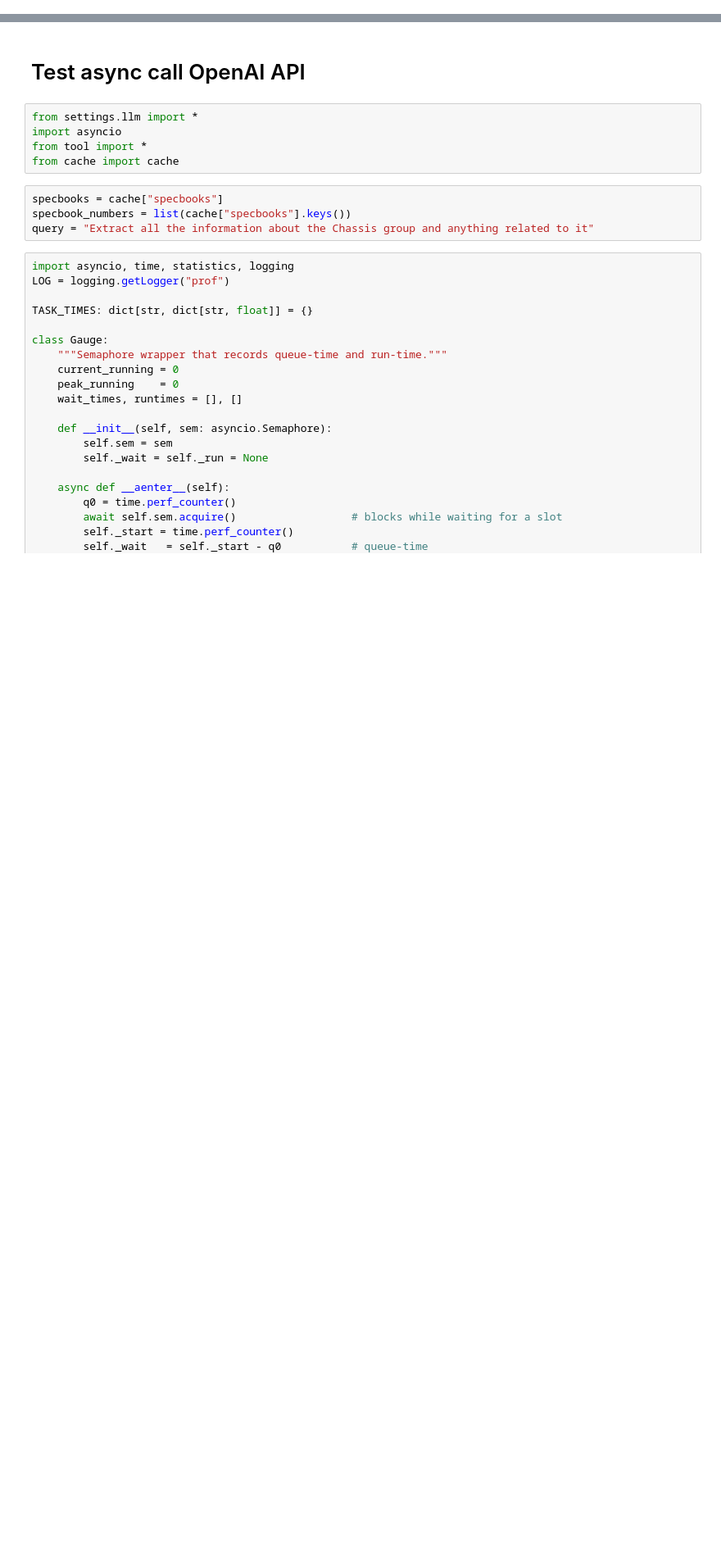
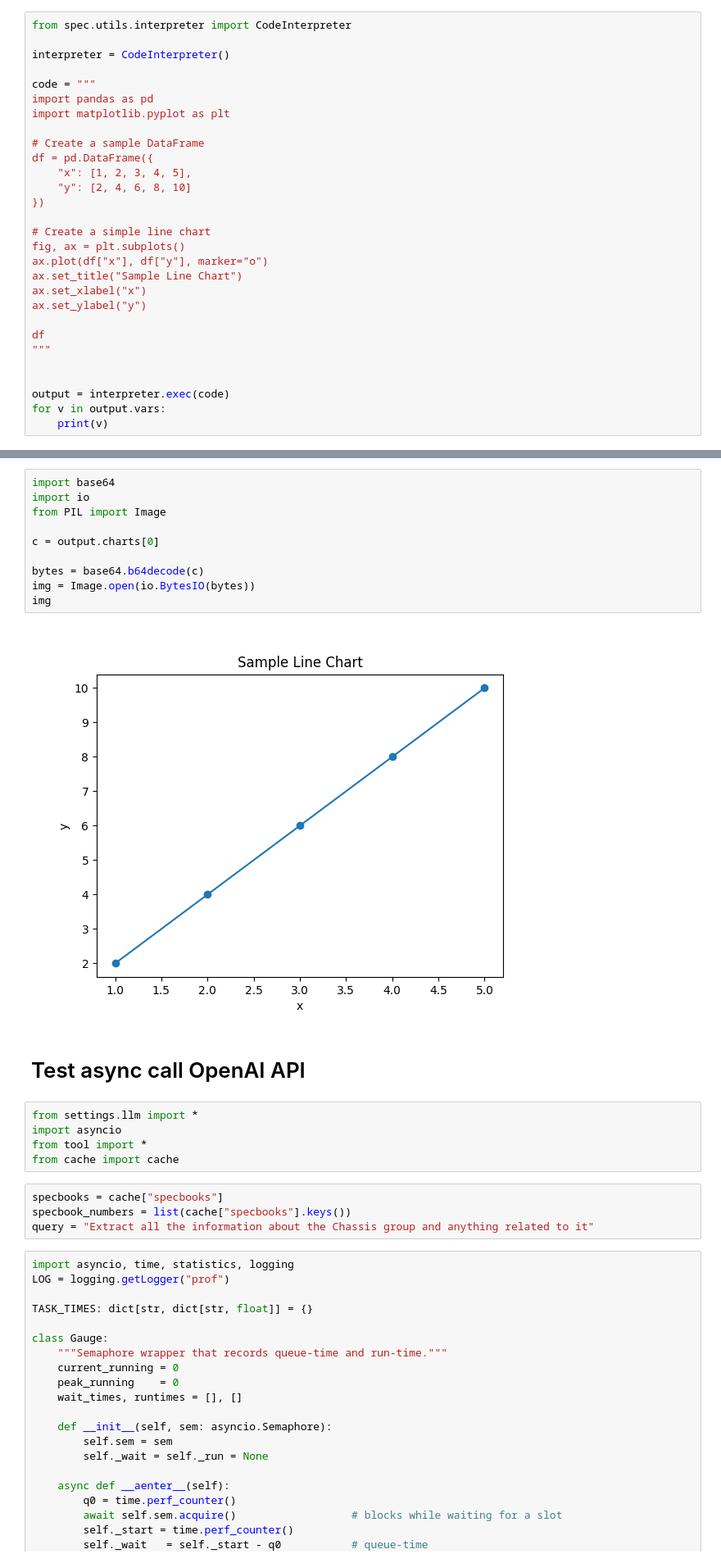
Before and after one commit to kawashishu/spec-agent, a Jupyter notebook: scripts/play.ipynb, the cells around one changed output, grey strips where cells are left out. Shown at 82% size. Drawn from its saved outputs; the diff is of its cells as text; blank space fills up the shorter version.

```diff
--- a/scripts/play.ipynb
+++ b/scripts/play.ipynb
@@ -0,0 +3,29 @@
+# %%
+from spec.utils.interpreter import CodeInterpreter
+
+interpreter = CodeInterpreter()
+
+code = """
+import pandas as pd
+import matplotlib.pyplot as plt
+
+# Create a sample DataFrame
+df = pd.DataFrame({
+    "x": [1, 2, 3, 4, 5],
+    "y": [2, 4, 6, 8, 10]
+})
+
+# Create a simple line chart
+fig, ax = plt.subplots()
+ax.plot(df["x"], df["y"], marker="o")
+ax.set_title("Sample Line Chart")
+ax.set_xlabel("x")
+ax.set_ylabel("y")
+
+df
+"""
+
+
+output = interpreter.exec(code)
+for v in output.vars:
+    print(v)
@@ -1,3 +39,15 @@
+# %%
+import base64
+import io
+from PIL import Image
+
+c = output.charts[0]
+
+bytes = base64.b64decode(c)
+img = Image.open(io.BytesIO(bytes))
+img
+# %% [output]
+[figure, added]
 # %% [markdown]
 # Test async call OpenAI API
 # %%
```
Also changed, not shown: parts of 2 cells of this notebook, 6 other files.
